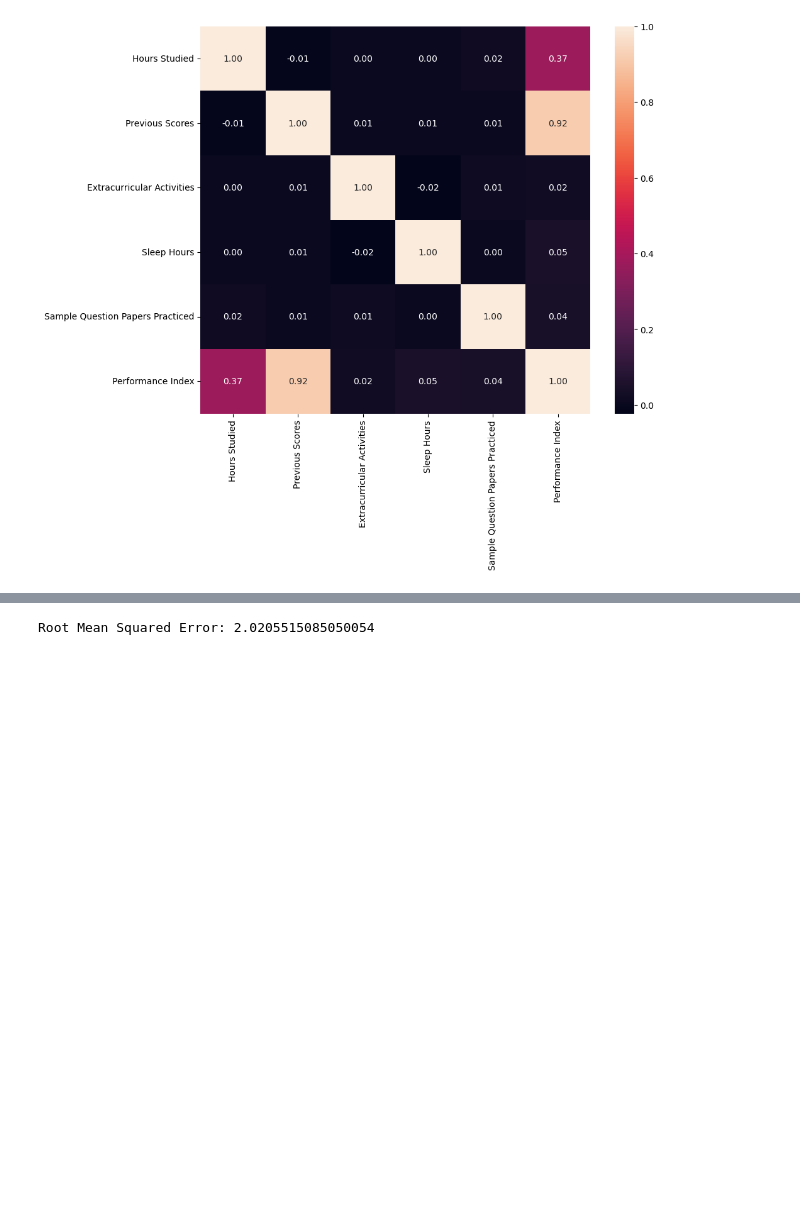
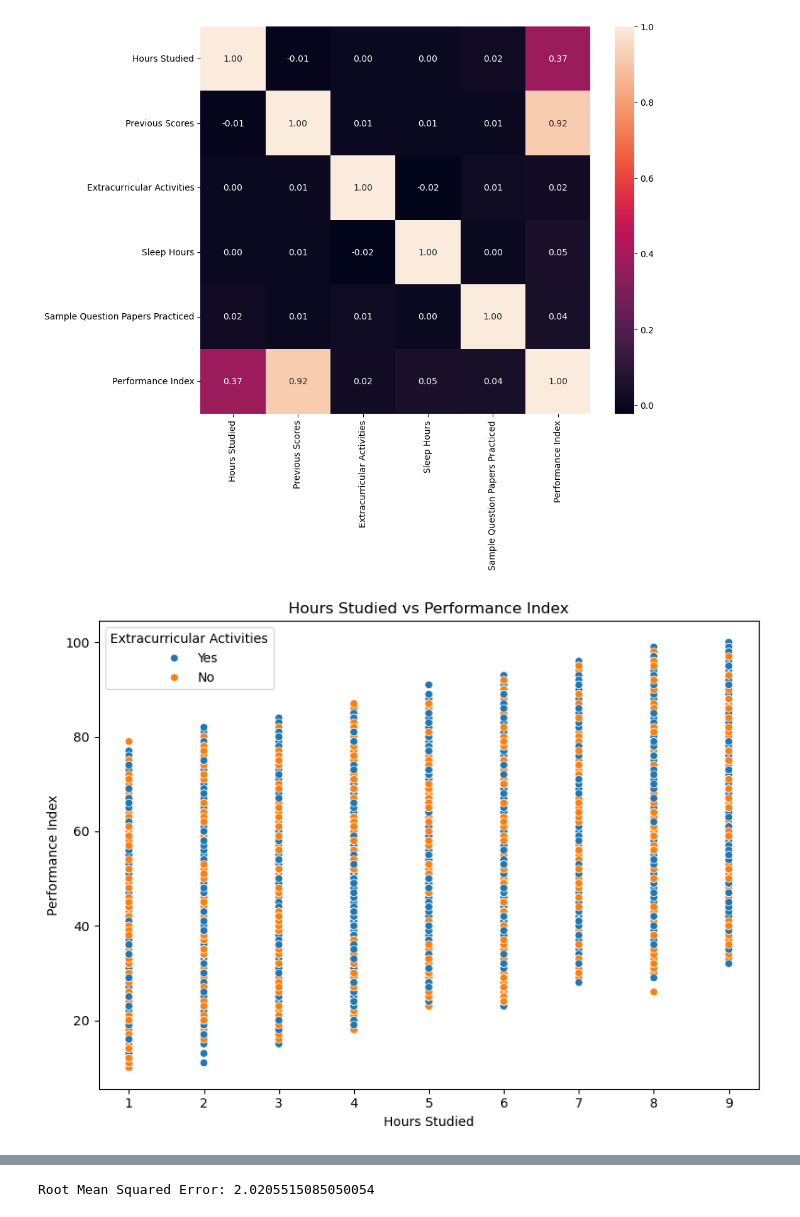
Before and after one commit to o-serina/o-serina.github.io, a Jupyter notebook: StudentData.ipynb, the cells around one changed output, grey strips where cells are left out. Cells and saved outputs as stored; diff of their text form; code cells hidden in the pictures; blank space fills up the shorter version.

```diff
--- a/StudentData.ipynb
+++ b/StudentData.ipynb
@@ -26,3 +25,16 @@ sns.heatmap(data.corr(), annot=True, fmt=".2f")
 plt.show()
 # %% [output]
 [figure]
+# %%
+data['Extracurricular Activities'] = data['Extracurricular Activities'].map({1: 'Yes', 0: 'No'})
+
+plt.figure(figsize=(8, 6))
+sns.scatterplot(data=data, x='Hours Studied', y='Performance Index', hue='Extracurricular Activities')
+plt.title('Hours Studied vs Performance Index')
+plt.xlabel('Hours Studied')
+plt.ylabel('Performance Index')
+plt.legend(title='Extracurricular Activities')
+plt.tight_layout()
+plt.show()
+# %% [output]
+[figure, added]
```
Also changed, not shown: parts of 5 cells of this notebook, 2 other files.
